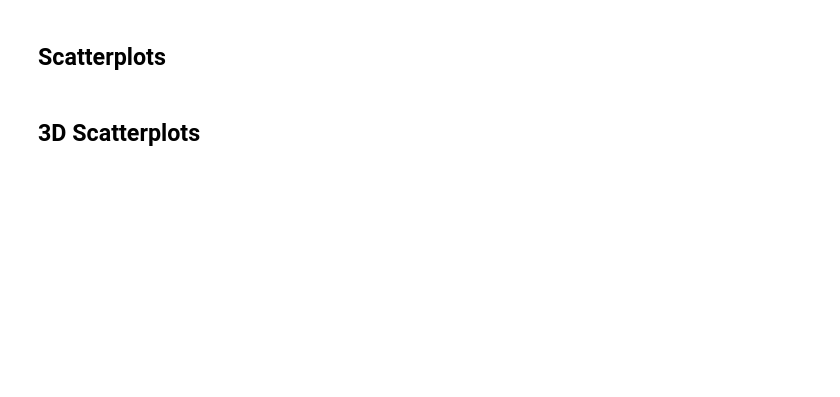
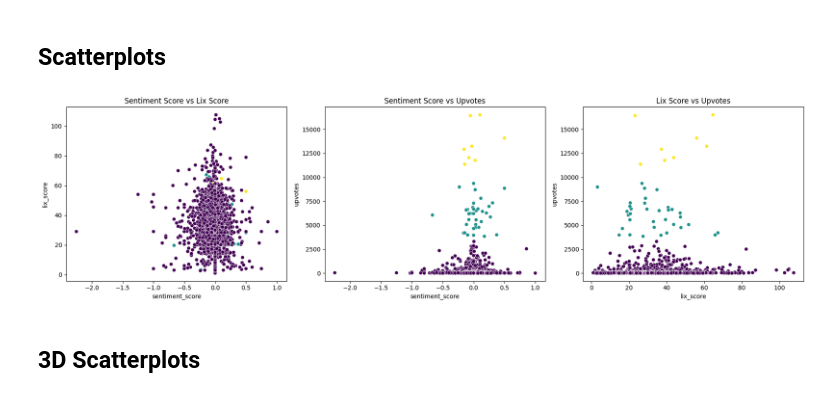
Before and after one commit to danielries/comptoolsproject, a Jupyter notebook: clustering.ipynb, the cells around one changed output. Cells and saved outputs as stored; diff of their text form; code cells hidden in the pictures; blank space fills up the shorter version.

```diff
--- a/clustering.ipynb
+++ b/clustering.ipynb
@@ -35,11 +35,13 @@ for sub in subreddits:
     #Create the new daraframe for clustering
     df_cluster = df[attribute_cols].copy()
 
-    df_cluster['upvotes'] = df_cluster['upvotes'].apply(lambda x: np.log(x)) #We should prove why we do this by plotting the data i guess, but we will save that for later
+    #df_cluster['upvotes'] = df_cluster['upvotes'].apply(lambda x: np.log(x)) #We should prove why we do this by plotting the data i guess, but we will save that for later
+    # Let's try normalizing instead of standardizing
 
     #Standardize the data
     scaler = StandardScaler()
-    df_cluster_scaled = scaler.fit_transform(df_cluster)
+    #df_cluster_scaled = scaler.fit_transform(df_cluster)
+    df_cluster_scaled = df_cluster.copy()
 
 
     #Apply clustering using tuned hyperparameters
@@ -76,21 +78,23 @@ Scatterplots
 # %%
 # Create a figure with 3 scatter plots
 fig, axes = plt.subplots(1, 3, figsize=(18, 5))
 
 # Scatter plot for sentiment_score vs lix_score
-sns.scatterplot(ax=axes[0], x='sentiment_score', y='lix_score', data=df_cluster)
+sns.scatterplot(ax=axes[0], x='sentiment_score', y='lix_score', data=df_cluster, c = hierarchical.labels_)
 axes[0].set_title('Sentiment Score vs Lix Score')
 
 # Scatter plot for sentiment_score vs upvotes
-sns.scatterplot(ax=axes[1], x='sentiment_score', y='upvotes', data=df_cluster)
+sns.scatterplot(ax=axes[1], x='sentiment_score', y='upvotes', data=df_cluster, c = hierarchical.labels_)
 axes[1].set_title('Sentiment Score vs Upvotes')
 
 # Scatter plot for lix_score vs upvotes
-sns.scatterplot(ax=axes[2], x='lix_score', y='upvotes', data=df_cluster)
+sns.scatterplot(ax=axes[2], x='lix_score', y='upvotes', data=df_cluster, c = hierarchical.labels_)
 axes[2].set_title('Lix Score vs Upvotes')
 
 plt.tight_layout()
 plt.show()
+# %% [output]
+[figure, added]
 # %% [markdown]
 3D Scatterplots
 ---
```
Also changed, not shown: parts of 1 cell of this notebook, 4 other files.
